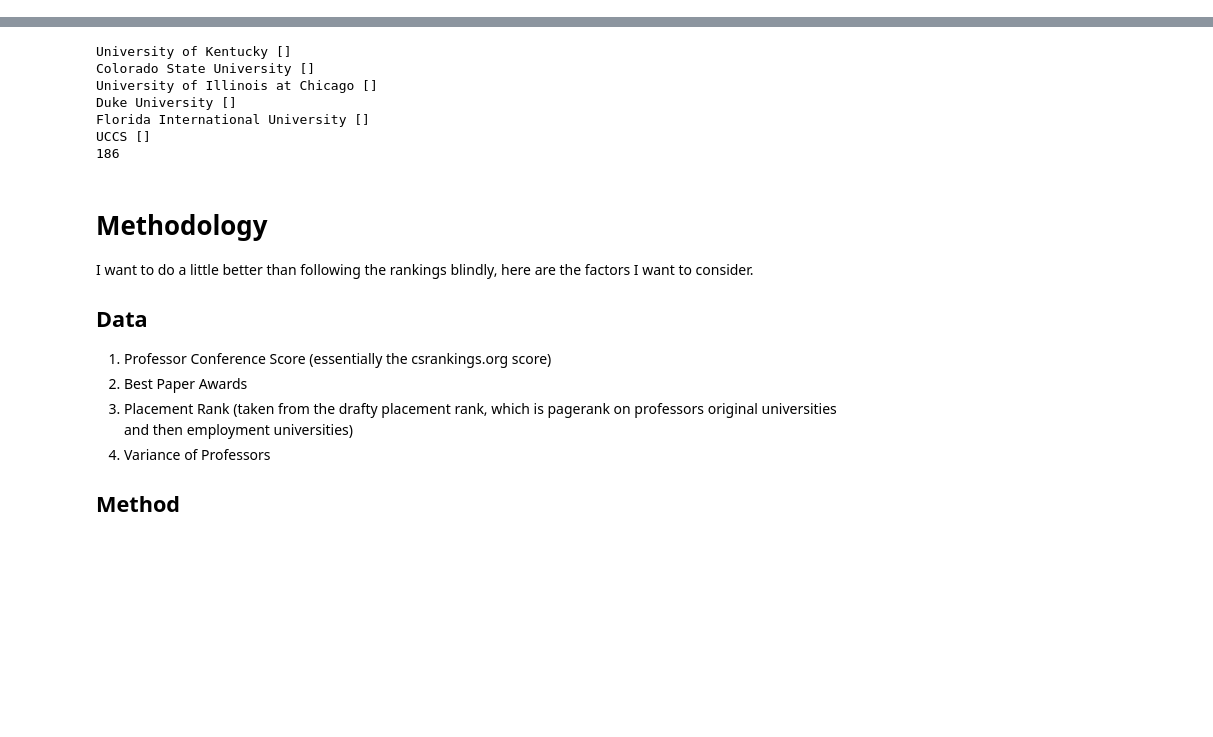
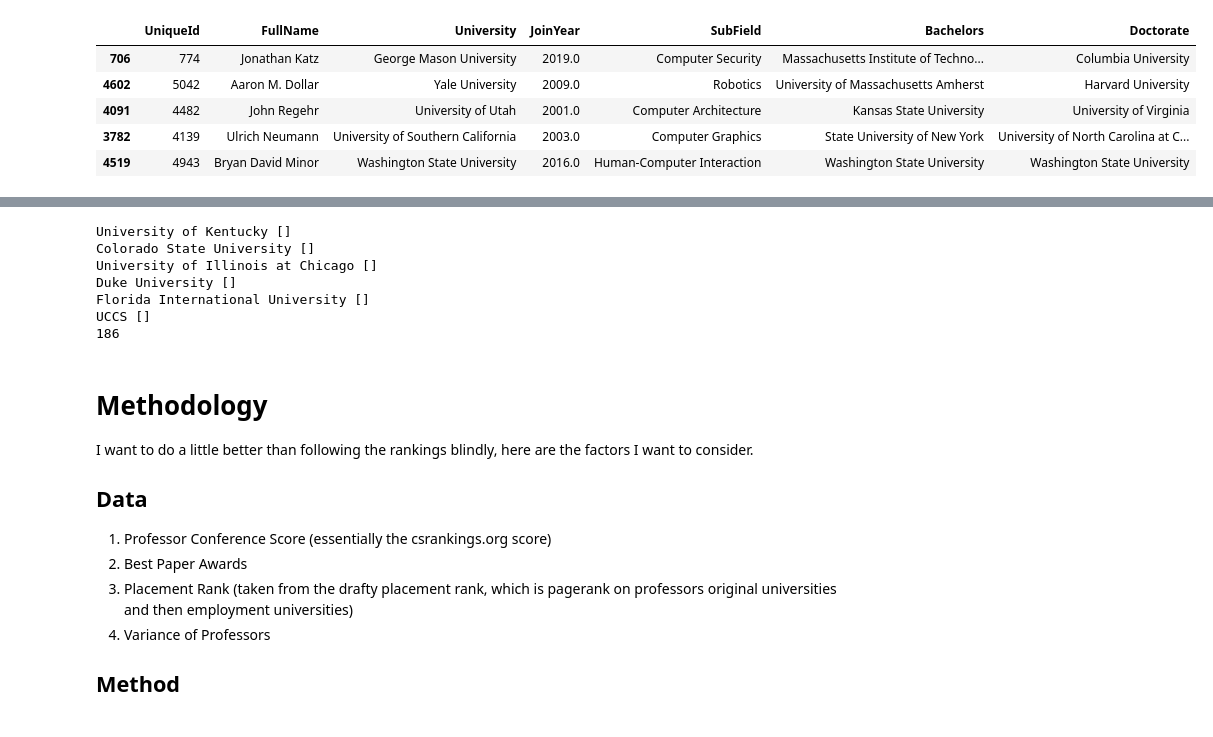
Before and after one commit to sachiniyer/my_college_rankings, a Jupyter notebook: main.ipynb, the cells around one changed output, grey strips where cells are left out. Saved outputs shown, nothing was run; the diff lists cells and outputs as text; code cells hidden in the pictures; blank space fills up the shorter version.

```diff
--- a/main.ipynb
+++ b/main.ipynb
@@ -64,2 +69,11 @@ memory usage: 308.0+ KB
+# %%
+dfcsprofs.sample(5)
+# %% [output]
+|  | UniqueId | FullName | University | JoinYear | SubField | Bachelors | Doctorate |
+| 706 | 774 | Jonathan Katz | George Mason University | 2019.0 | Computer Security | Massachusetts Institute of Techno... | Columbia University |
+| 4602 | 5042 | Aaron M. Dollar | Yale University | 2009.0 | Robotics | University of Massachusetts Amherst | Harvard University |
+| 4091 | 4482 | John Regehr | University of Utah | 2001.0 | Computer Architecture | Kansas State University | University of Virginia |
+| 3782 | 4139 | Ulrich Neumann | University of Southern California | 2003.0 | Computer Graphics | State University of New York | University of North Carolina at C... |
+| 4519 | 4943 | Bryan David Minor | Washington State University | 2016.0 | Human-Computer Interaction | Washington State University | Washington State University |
 # %%
 dfplacement = pd.read_csv("data/placement-rank.csv", delimiter='|')
```
Also changed, not shown: parts of 13 cells of this notebook.
